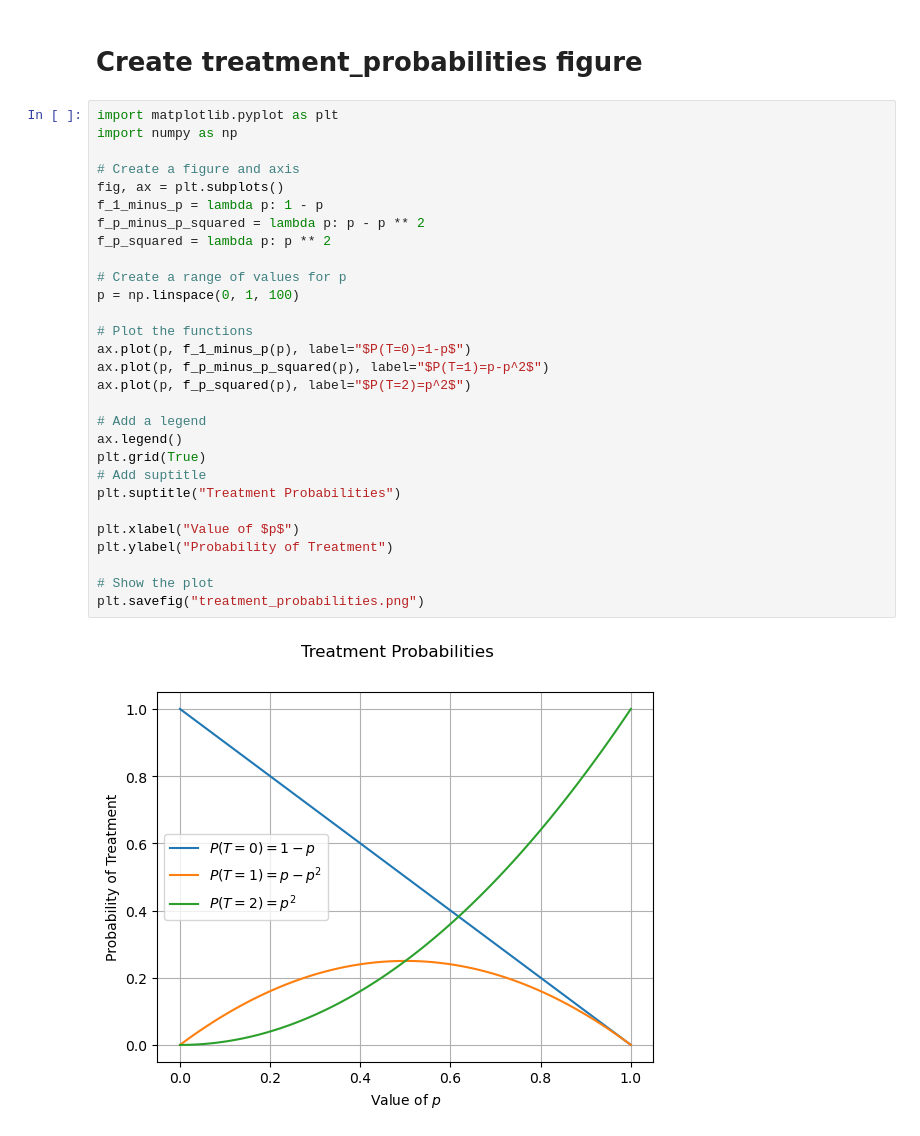
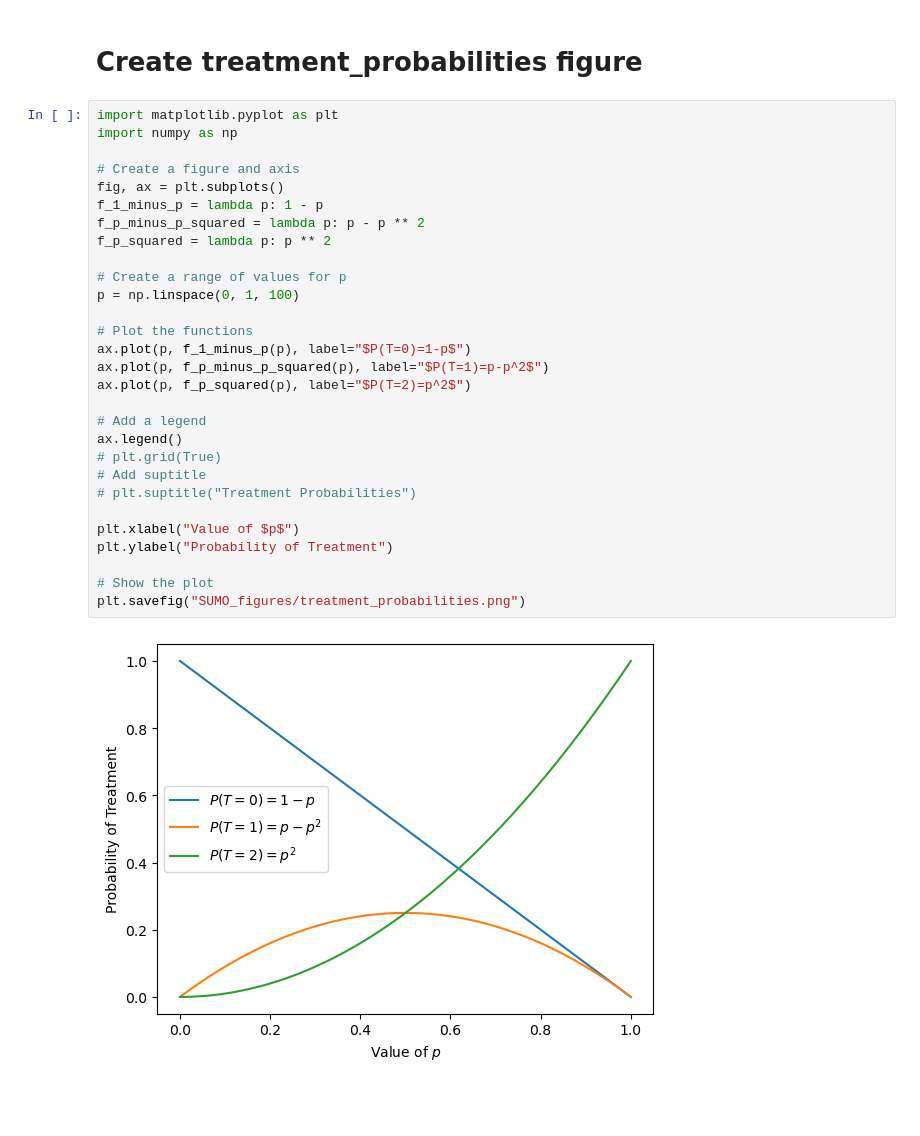
Before and after one commit to Dan551Mizrahi/CausalInferenceProject, a Jupyter notebook: Figures/create_figures.ipynb, the cells around one changed output. Saved outputs shown, nothing was run; the diff lists cells and outputs as text; blank space fills up the shorter version.

```diff
--- a/Figures/create_figures.ipynb
+++ b/Figures/create_figures.ipynb
@@ -3,31 +3,31 @@
 # %%
 import matplotlib.pyplot as plt
 import numpy as np
 
 # Create a figure and axis
 fig, ax = plt.subplots()
 f_1_minus_p = lambda p: 1 - p
 f_p_minus_p_squared = lambda p: p - p ** 2
 f_p_squared = lambda p: p ** 2
 
 # Create a range of values for p
 p = np.linspace(0, 1, 100)
 
 # Plot the functions
 ax.plot(p, f_1_minus_p(p), label="$P(T=0)=1-p$")
 ax.plot(p, f_p_minus_p_squared(p), label="$P(T=1)=p-p^2$")
 ax.plot(p, f_p_squared(p), label="$P(T=2)=p^2$")
 
 # Add a legend
 ax.legend()
-plt.grid(True)
+# plt.grid(True)
 # Add suptitle
-plt.suptitle("Treatment Probabilities")
+# plt.suptitle("Treatment Probabilities")
 
 plt.xlabel("Value of $p$")
 plt.ylabel("Probability of Treatment")
 
 # Show the plot
-plt.savefig("treatment_probabilities.png")
+plt.savefig("SUMO_figures/treatment_probabilities.png")
 # %% [output]
-[figure, old version]
+[figure, new version]
```
Also changed, not shown: parts of 2 cells of this notebook, 11 other files.
